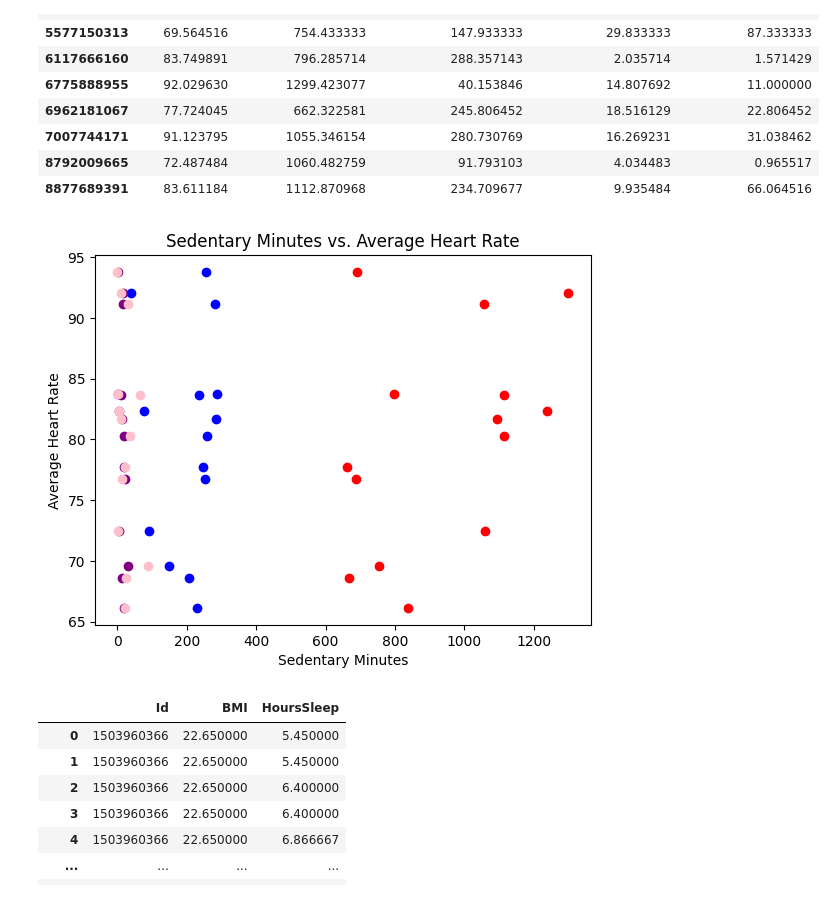
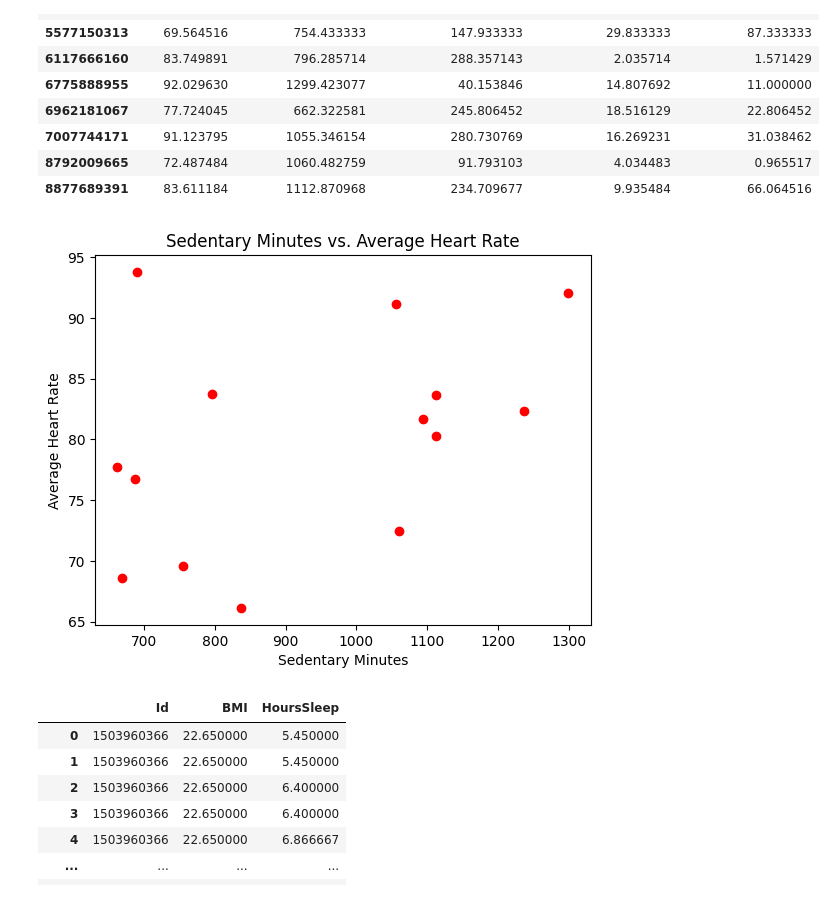
Before and after one commit to caitepley/Group1-Project1, a Jupyter notebook: main.ipynb, the cells around one changed output. Saved outputs shown, nothing was run; the diff lists cells and outputs as text; code cells hidden in the pictures.

```diff
--- a/main.ipynb
+++ b/main.ipynb
@@ -56,15 +58,16 @@ summary_act_heart_rate
 | 8877689391 | 83.611184 | 1112.870968 | 234.709677 | 9.935484 | 66.064516 |
 # %%
 plt.scatter(summary_act_heart_rate['SedentaryMinutes'],summary_act_heart_rate['BeatsPerMin'],c='red')
-plt.scatter(summary_act_heart_rate['LightlyActiveMinutes'],summary_act_heart_rate['BeatsPerMin'],c='blue')
-plt.scatter(summary_act_heart_rate['FairlyActiveMinutes'],summary_act_heart_rate['BeatsPerMin'],c='purple')
-plt.scatter(summary_act_heart_rate['VeryActiveMinutes'],summary_act_heart_rate['BeatsPerMin'],c='pink')
+#plt.scatter(summary_act_heart_rate['LightlyActiveMinutes'],summary_act_heart_rate['BeatsPerMin'],c='purple')
+#plt.scatter(summary_act_heart_rate['FairlyActiveMinutes'],summary_act_heart_rate['BeatsPerMin'],c='blue')
+#plt.scatter(summary_act_heart_rate['VeryActiveMinutes'],summary_act_heart_rate['BeatsPerMin'],c='orange')
 plt.title('Sedentary Minutes vs. Average Heart Rate')
 plt.xlabel('Sedentary Minutes')
 plt.ylabel('Average Heart Rate')
+#plt.legend(['SedentaryMinutes','LightlyActiveMinutes','FairlyActiveMinutes','VeryActiveMinutes'])
 plt.show()
 # %% [output]
-[figure, old version]
+[figure, new version]
 # %%
 # How does the amount of sleep affect weight?
 # Need dataframe from sleepDay_merged and weightLogInfo_merged
```
Also changed, not shown: parts of 7 cells of this notebook, 1 other file.
